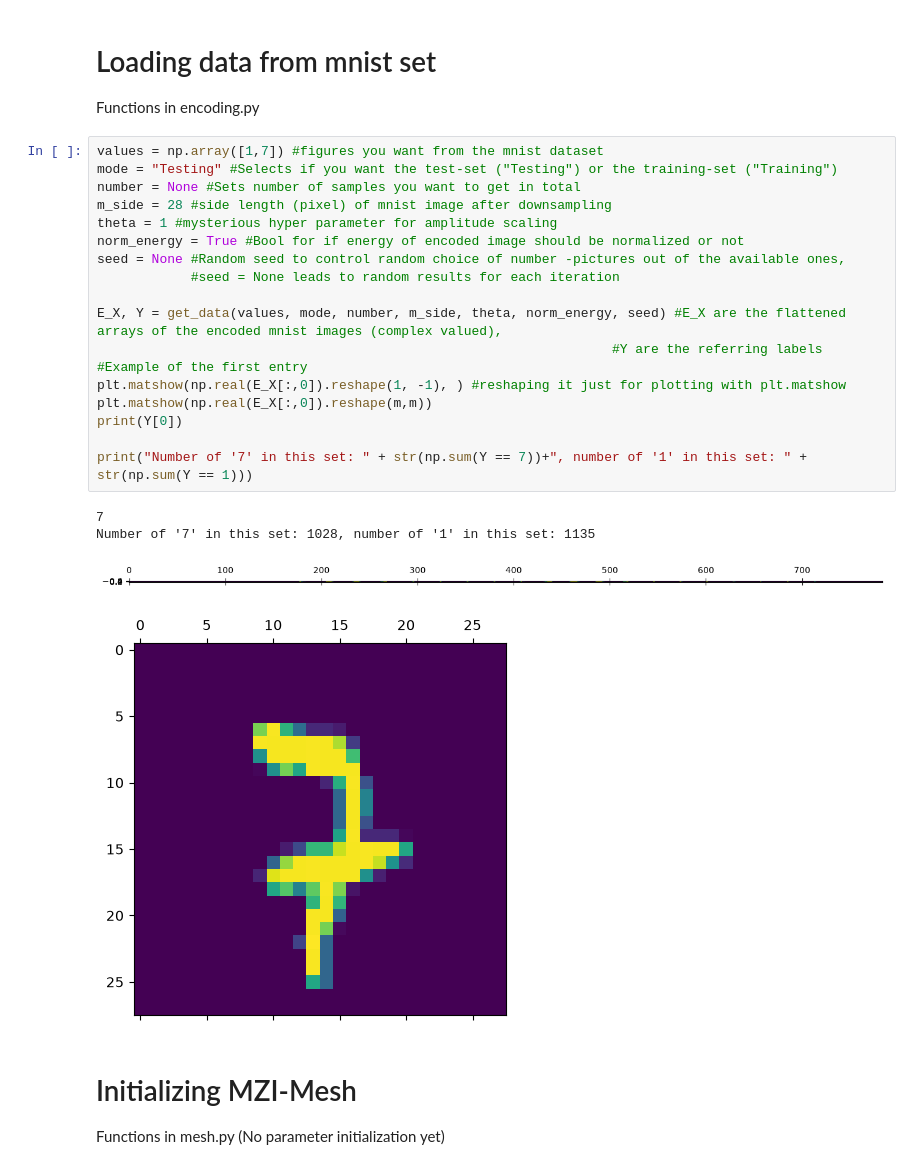
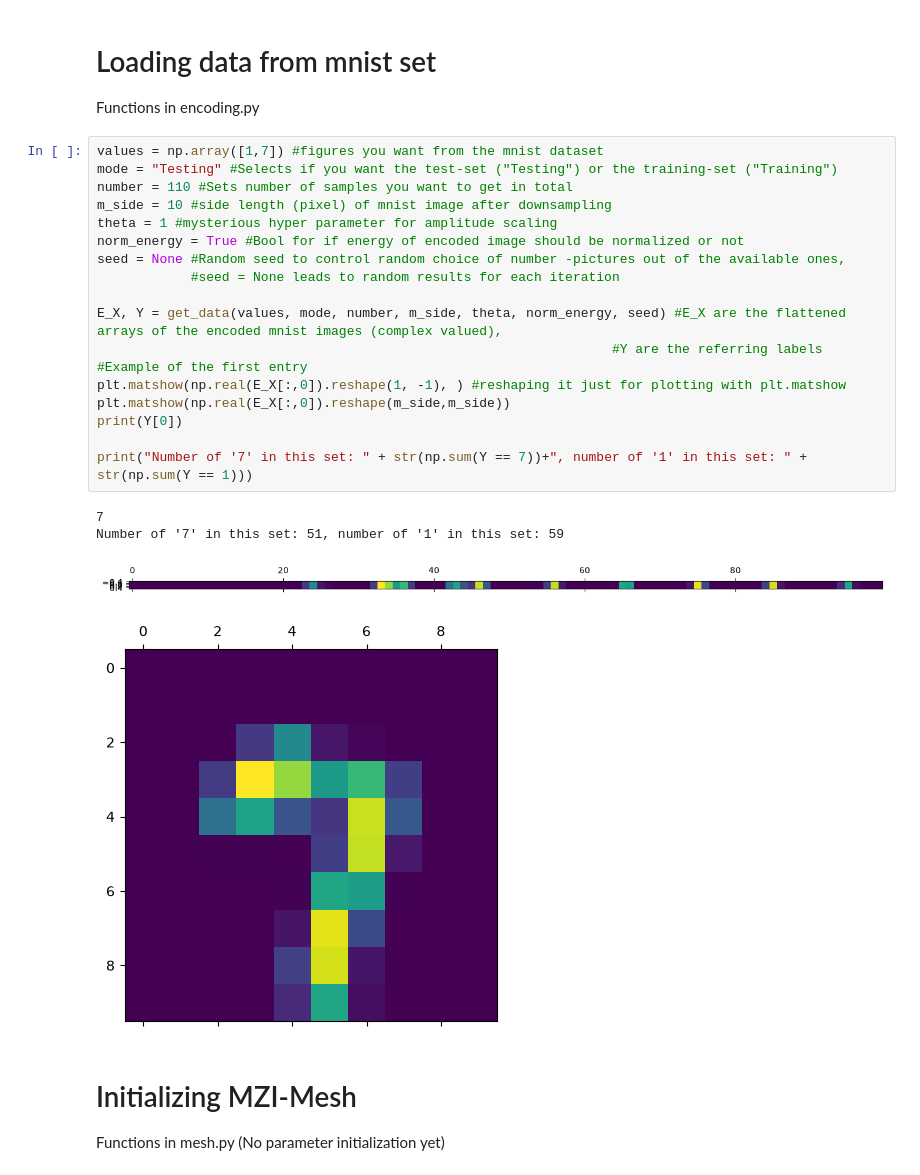
Before and after one commit to kaschdaniel/MANTIS, a Jupyter notebook: Debug.ipynb, the cells around one changed output. Drawn from its saved outputs; the diff is of its cells as text.

```diff
--- a/Debug.ipynb
+++ b/Debug.ipynb
@@ -21,26 +18,26 @@ Functions in encoding.py
 # %%
 values = np.array([1,7]) #figures you want from the mnist dataset
 mode = "Testing" #Selects if you want the test-set ("Testing") or the training-set ("Training")
-number = None #Sets number of samples you want to get in total
-m_side = 28 #side length (pixel) of mnist image after downsampling
+number = 110 #Sets number of samples you want to get in total
+m_side = 10 #side length (pixel) of mnist image after downsampling
 theta = 1 #mysterious hyper parameter for amplitude scaling
 norm_energy = True #Bool for if energy of encoded image should be normalized or not
 seed = None #Random seed to control random choice of number -pictures out of the available ones,
             #seed = None leads to random results for each iteration
 
 E_X, Y = get_data(values, mode, number, m_side, theta, norm_energy, seed) #E_X are the flattened arrays of the encoded mnist images (complex valued),
                                                                   #Y are the referring labels
 #Example of the first entry
 plt.matshow(np.real(E_X[:,0]).reshape(1, -1), ) #reshaping it just for plotting with plt.matshow
-plt.matshow(np.real(E_X[:,0]).reshape(m,m))
+plt.matshow(np.real(E_X[:,0]).reshape(m_side,m_side))
 print(Y[0])
 
 print("Number of '7' in this set: " + str(np.sum(Y == 7))+", number of '1' in this set: " + str(np.sum(Y == 1)))
 # %% [output]
 7
-Number of '7' in this set: 1028, number of '1' in this set: 1135
+Number of '7' in this set: 51, number of '1' in this set: 59
-[figure, old version]
+[figure, new version]
-[figure, old version]
+[figure, new version]
 # %% [markdown]
 # Initializing MZI-Mesh
 Functions in mesh.py
```
Also changed, not shown: parts of 6 cells of this notebook, 3 other files.
